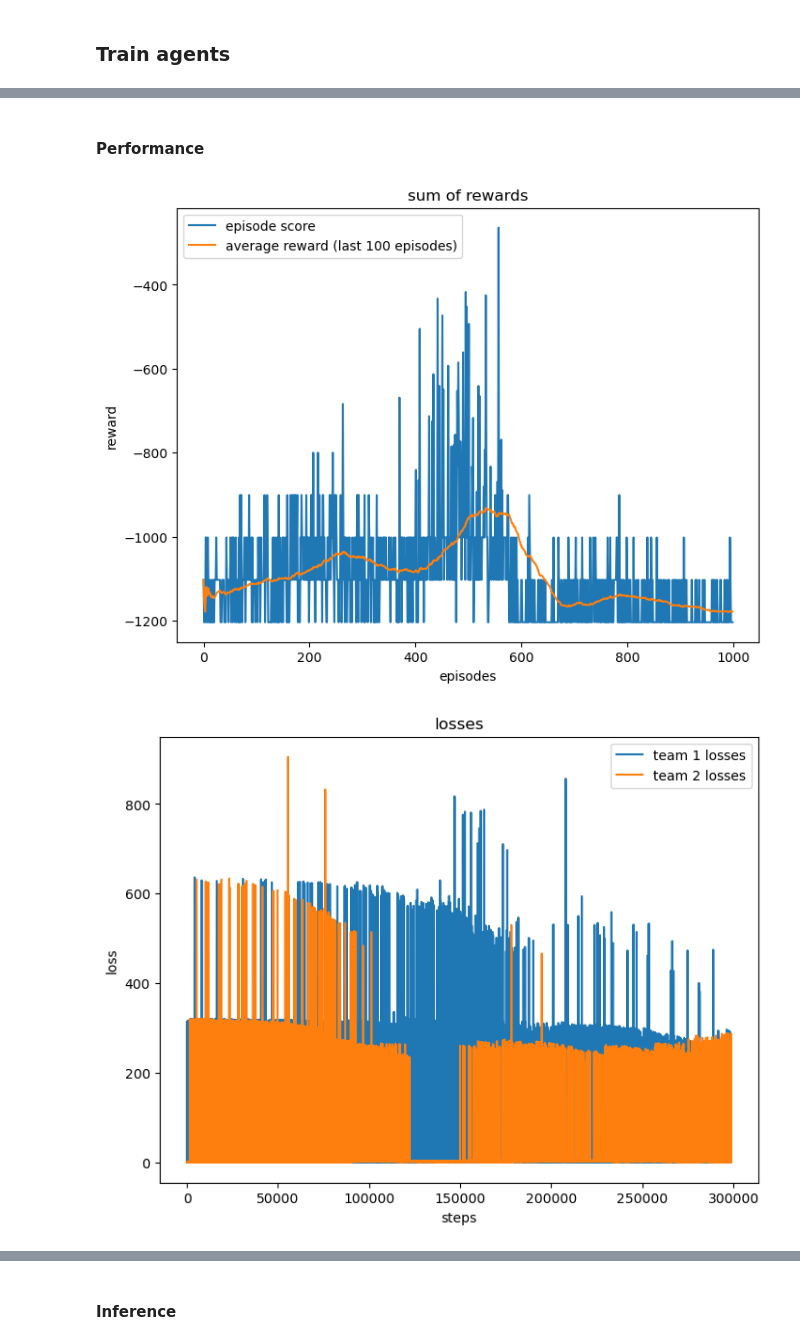
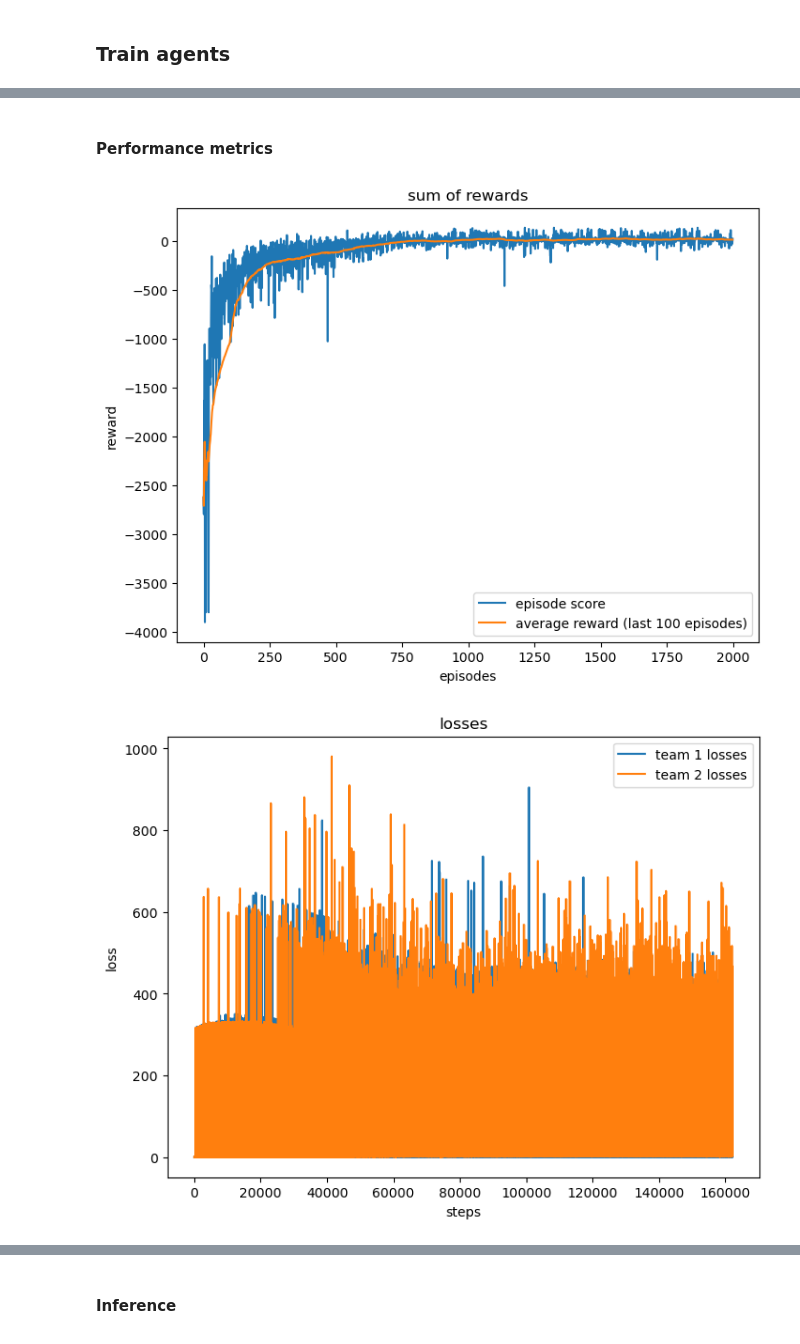
Before and after one commit to g-nightingale/marl-ctf-development, a Jupyter notebook: mvp_environment/mvp_env.ipynb, the cells around one changed output, grey strips where cells are left out. Saved outputs shown, nothing was run; the diff lists cells and outputs as text; code cells hidden in the pictures.

Commit message:
Fix erroneous break in main training loop. Add loss function options to agent

```diff
--- a/mvp_environment/mvp_env.ipynb
+++ b/mvp_environment/mvp_env.ipynb
@@ -76,37 +76,37 @@ agent_t2 = DQNAgent(q_network=DQNNetwork(name='dqn_t2', device=device),
 
 # train agents
 env_dims = (1, 1, 10, 10)
-epochs = 500
+epochs = 2000
 epsilon_decay = 0.999
 epsilon_min = 0.1
 losses = []
 score_history = []
 n_random_steps = 2000
-max_steps = 500
+max_steps = 1000
 learning_skip_steps = 1
 step_count = 0
 done_count = 0
-team_1_wins = []
-team_2_wins = []
+team_1_captures = []
+team_2_captures = []
 episode_step_counts = []
 
 for i in range(epochs):
     env.reset()
 
-    curr_grid_state_ = preprocess(env.grid).reshape(*env_dims) + add_noise(env_dims)
+    curr_grid_state_ = env.grid.reshape(*env_dims) + ut.add_noise(env_dims)
     curr_grid_state = torch.from_numpy(curr_grid_state_).float().to(device)
 
     done = False
     episode_step_count = 0
     score = 0
-    while True:
+    while not done:
         step_count += 1
         episode_step_count += 1
 
         # collect actions for each agent
         actions =[]
         for agent_idx in np.arange(4):
-            curr_metadata_state = get_env_metadata(agent_idx, env.has_flag, device=device)
+            curr_metadata_state = ut.get_env_metadata(agent_idx, env.has_flag, device=device)
             if env.AGENT_TEAMS[agent_idx]==0:
                 actions.append(agent_t1.choose_action(curr_grid_state, curr_metadata_state))
             else:
@@ -114,7 +114,7 @@ for i in range(epochs):
 
         # step the environment
         new_grid_state, rewards, done = env.step(actions)
-        new_grid_state_ = preprocess(new_grid_state).reshape(*env_dims) + add_noise(env_dims)
+        new_grid_state_ = new_grid_state.reshape(*env_dims) + ut.add_noise(env_dims)
         new_grid_state = torch.from_numpy(new_grid_state_).float().to(device)
 
         # increment score
@@ -122,7 +122,7 @@ for i in range(epochs):
 
         # store each agent experiences
         for agent_idx in np.arange(4):
-            new_metadata_state = get_env_metadata(agent_idx, env.has_flag, device=device)
+            new_metadata_state = ut.get_env_metadata(agent_idx, env.has_flag, device=device)
 
             # append replay buffer
             if env.AGENT_TEAMS[agent_idx]==0:
@@ -157,10 +157,10 @@ for i in range(epochs):
 
         # termination
         if done or episode_step_count > max_steps:
-            team_1_wins.append(env.team_points[0])
-            team_2_wins.append(env.team_points[1])
+            team_1_captures.append(env.team_points[0])
+            team_2_captures.append(env.team_points[1])
             done_count += 1 * done
-            break
+            done = True
 
     # decay epsilon
     epsilon_ = max(epsilon * epsilon_decay**i, epsilon_min)
@@ -175,7 +175,7 @@ for i in range(epochs):
         print(f'episode: {i} \ntotal step count: {step_count} \nepisode step count: {episode_step_count} \
               \nscore: {score} \naverage score: {np.mean(score_history[-100:])} \
               \nepsilon: {round(epsilon_, 4)} \ndone count: {done_count} \
-              \nteam 1 wins: {sum(team_1_wins)} \nteam 2 wins: {sum(team_2_wins)}')
+              \nteam 1 wins: {sum(team_1_captures)} \nteam 2 wins: {sum(team_2_captures)}')
 
 
 # save models
@@ -194,5 +194,5 @@ team 2 wins: 210
 # %% [markdown]
-#### Performance
+#### Performance metrics
 # %%
 # plot rewards
 plt.figure(figsize=(8, 6))
@@ -204,35 +204,35 @@ plt.ylabel("reward")
 plt.legend()
 plt.show()
 
 # plot losses
 plt.figure(figsize=(8, 6))
 plt.title('losses')
 plt.plot([l[0] for l in losses], label='team 1 losses')
 plt.plot([l[1] for l in losses], label='team 2 losses')
 plt.xlabel("steps")
 plt.ylabel("loss")
 plt.legend()
 plt.show()
 
 # plot team cumulative wins
 plt.figure(figsize=(8, 6))
-plt.title('team cumulative wins')
-plt.plot(np.cumsum(team_1_wins), label='team 1 cumulative wins')
-plt.plot(np.cumsum(team_2_wins), label='team 2 cumulative wins')
+plt.title('team cumulative flag captures')
+plt.plot(np.cumsum(team_1_captures), label='team 1 cumulative flag captures')
+plt.plot(np.cumsum(team_2_captures), label='team 2 cumulative flag captures')
 plt.xlabel("episodes")
 plt.ylabel("cumulative wins")
 plt.legend()
 plt.show()
 
 # plot rewards
 plt.figure(figsize=(8, 6))
 plt.title('episode duration')
 plt.plot(episode_step_counts, label='episode duration')
 plt.plot([np.mean(episode_step_counts[::-1][i:i+100]) for i in range(len(score_history))][::-1], label='average episode duration (last 100 episodes)')
 plt.xlabel("episodes")
 plt.ylabel("episode duration (steps)")
 plt.legend()
 plt.show()
 # %% [output]
-[figure, old version]
+[figure, new version]
-[figure, old version]
+[figure, new version]
```
Also changed, not shown: parts of 10 cells of this notebook, 7 other files.
